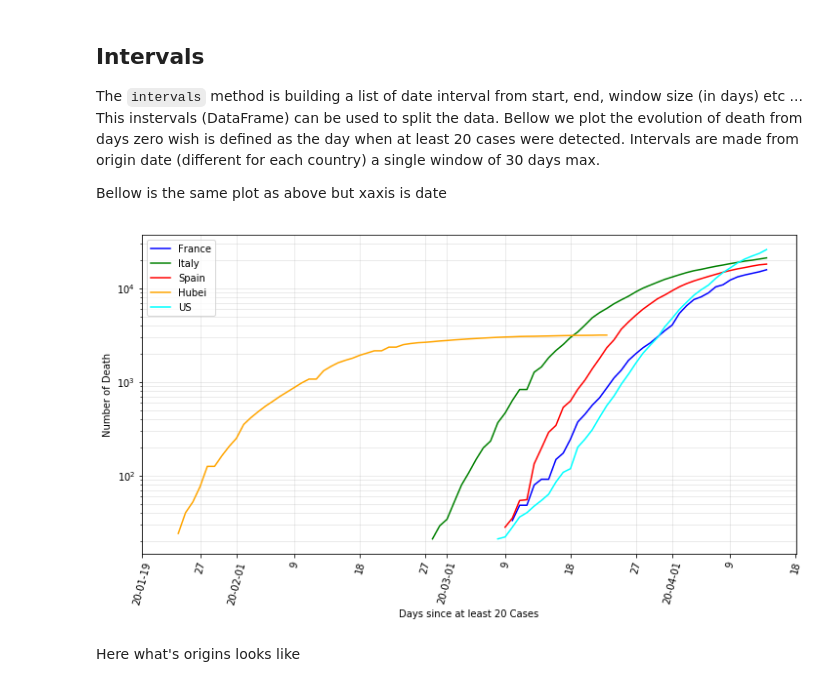
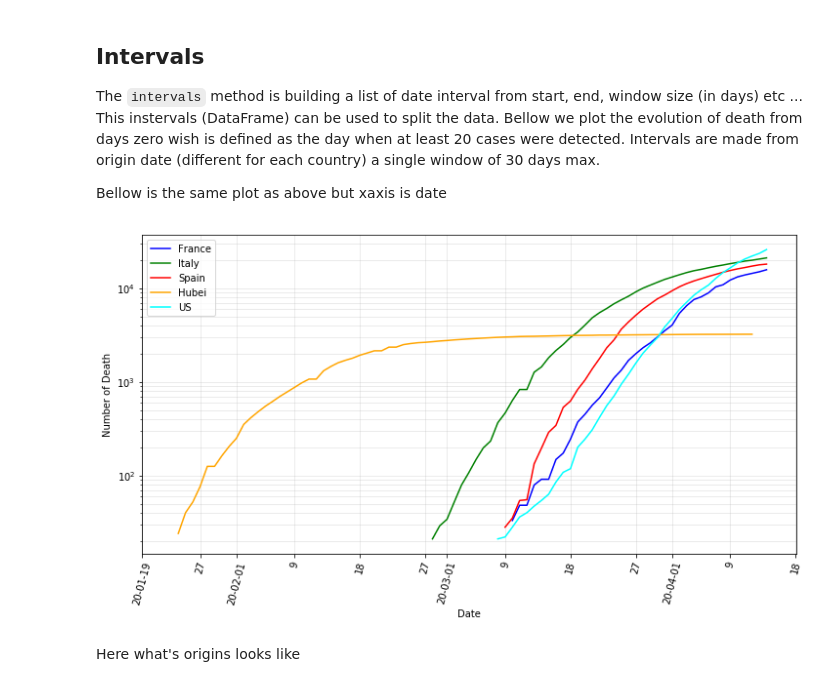
Before and after one commit to SylvainGuieu/corona, a Jupyter notebook: corona.ipynb, the cells around one changed output. Drawn from its saved outputs; the diff is of its cells as text; code cells hidden in the pictures.

Commit message:
figure update

```diff
--- a/corona.ipynb
+++ b/corona.ipynb
@@ -228,13 +228,13 @@ Bellow is the same plot as above but xaxis is date
 # %%
 origins = death.when_case_exceed(20)
 subset = death.subset(['France', 'Italy', 'Spain', 'Hubei', 'US'])
-intervals = subset.intervals(start=origins, window=60, nwindows=1)
+intervals = subset.intervals(start=origins, window=80, nwindows=1)
 for data in subset.split(intervals):
     ax = data.plot()
 
-_ = ax.set(xlabel='Days since at least 20 Cases', ylabel='Number of Death', yscale="log")
+_ = ax.set(xlabel='Date', ylabel='Number of Death', yscale="log")
 # %% [output]
-[figure, old version]
+[figure, new version]
 # %% [markdown]
 Here what's origins looks like
 # %%
```
Also changed, not shown: 2 other files.
